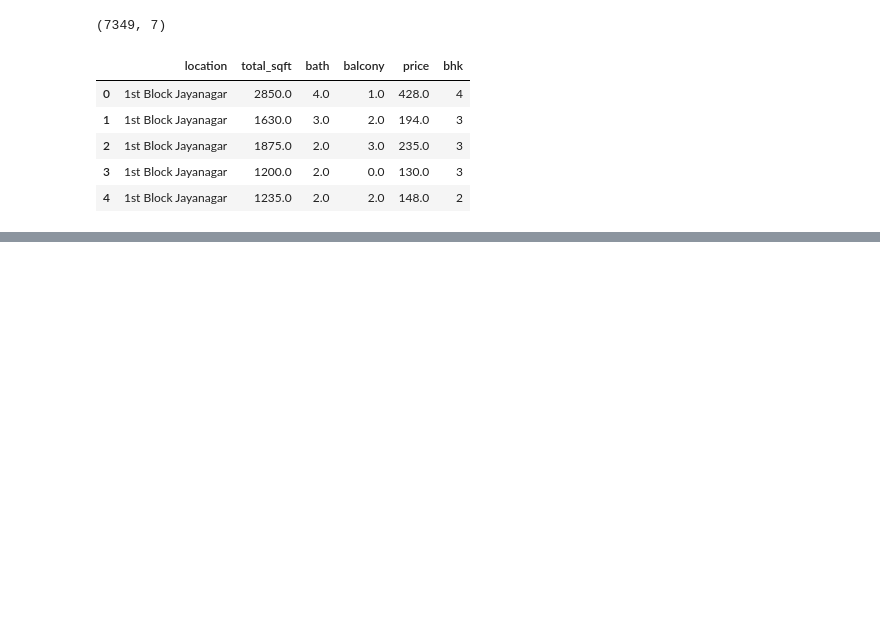
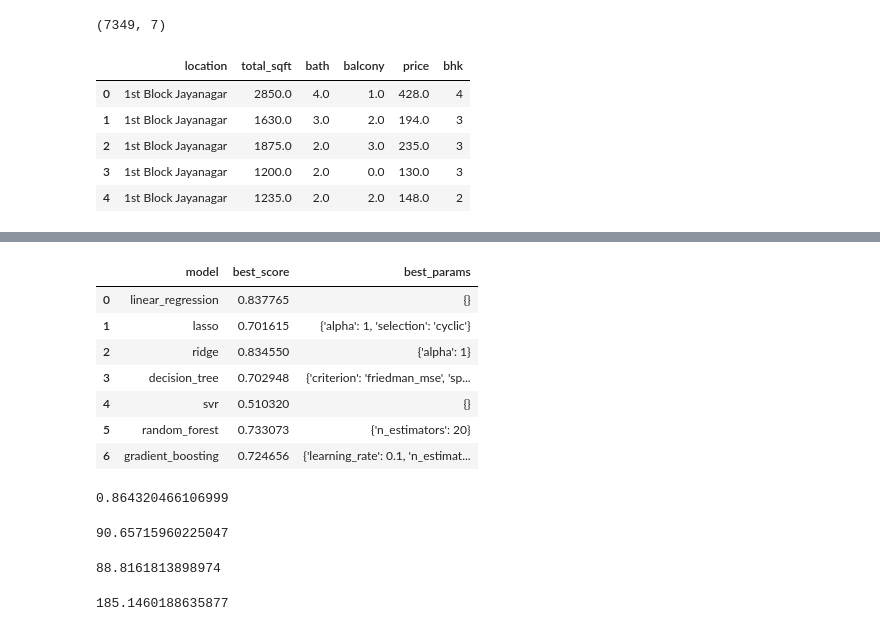
Before and after one commit to vikaschauhan734/house_price_prediction, a Jupyter notebook: notebook.ipynb, the cells around one changed output, grey strips where cells are left out. Drawn from its saved outputs; the diff is of its cells as text; code cells hidden in the pictures; blank space fills up the shorter version.

```diff
--- a/notebook.ipynb
+++ b/notebook.ipynb
@@ -437,0 +547,31 @@ df.head()
+# %%
+scores= []
+cv = ShuffleSplit(n_splits=5, test_size=0.2, random_state=10)
+for algo_name, mp in algos.items():
+   reg = GridSearchCV(mp['model'], mp['params'], cv=cv, return_train_score=False)
+   reg.fit(X, y)
+   scores.append(
+      {
+         'model': algo_name,
+         'best_score': reg.best_score_,
+         'best_params': reg.best_params_
+      }
+   )
+# %%
+score = pd.DataFrame(scores, columns=['model','best_score','best_params'])
+score
+# %% [output]
+|  | model | best_score | best_params |
+| 0 | linear_regression | 0.837765 | {} |
+| 1 | lasso | 0.701615 | {'alpha': 1, 'selection': 'cyclic'} |
+| 2 | ridge | 0.834550 | {'alpha': 1} |
+| 3 | decision_tree | 0.702948 | {'criterion': 'friedman_mse', 'sp... |
+| 4 | svr | 0.510320 | {} |
+| 5 | random_forest | 0.733073 | {'n_estimators': 20} |
+| 6 | gradient_boosting | 0.724656 | {'learning_rate': 0.1, 'n_estimat... |
+# %%
+reg = LinearRegression()
+reg.fit(X_train,y_train)
+reg.score(X_test, y_test)
+# %% [output]
+0.864320466106999
@@ -437,0 +591,12 @@ df.head()
+# %%
+predict_price('1st Phase JP Nagar',1000,3,1,3)
+# %% [output]
+90.65715960225047
+# %%
+predict_price('1st Phase JP Nagar',1000,2,1,2)
+# %% [output]
+88.8161813898974
+# %%
+predict_price('Indira Nagar',1000,3,1,3)
+# %% [output]
+185.1460188635877
```
Also changed, not shown: parts of 14 cells of this notebook, 2 other files.
